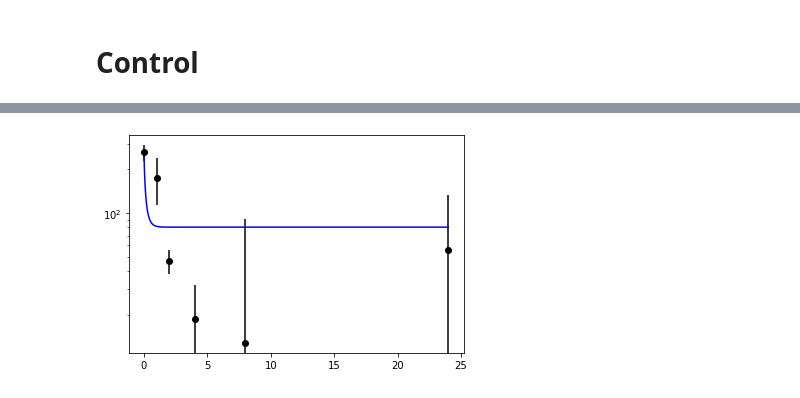
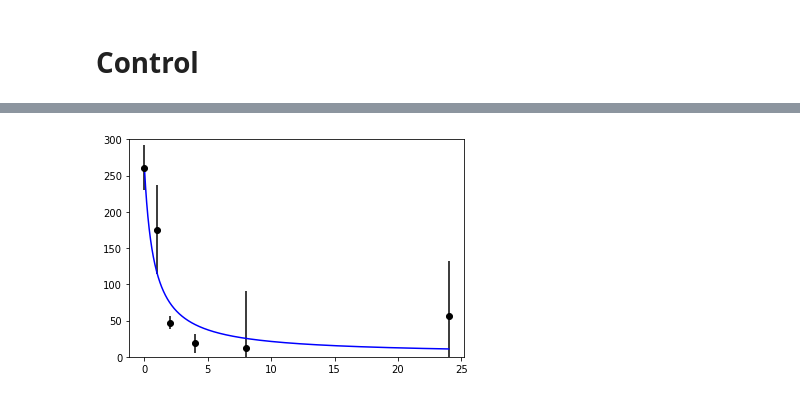
Before and after one commit to MarcoFelipeKing/Cleaning, a Jupyter notebook: Code/ABCCODE/Beth_ABC_plotting.ipynb, the cells around one changed output, grey strips where cells are left out. Cells and saved outputs as stored; diff of their text form; code cells hidden in the pictures.

```diff
--- a/Code/ABCCODE/Beth_ABC_plotting.ipynb
+++ b/Code/ABCCODE/Beth_ABC_plotting.ipynb
@@ -8,19 +8,19 @@ from scipy.integrate import odeint
 import pandas as pd
 from sympy import ordered
 # %%
-def ode_model(contamination,t,r,C,m,g,die_off):
+def ode_model(contamination,t,r,C,m,g):
 
 	Contamination = contamination;
-	return(r*(1-Contamination/C)*Contamination-m*math.exp(-g*t)*Contamination-die_off*Contamination)
+	return(r*(1-Contamination/C)*Contamination-m*math.exp(-g*t)*Contamination)
 	#return(r*(1-Contamination/C)-m*math.exp(-g*t)*Contamination)
 
 # Extract specific time-ppints from ODE
-def deterministic_run(precision,initial_contamination,r,C,m,g,die_off):
+def deterministic_run(precision,initial_contamination,r,C,m,g):
     tmax = 24
 
     time_space = np.linspace(0,tmax,precision+1)
 
-    sim=odeint(ode_model,initial_contamination,time_space,args=(r,C,m,g,die_off))
+    sim=odeint(ode_model,initial_contamination,time_space,args=(r,C,m,g))
 
     num_at_0=initial_contamination
     num_at_1=sim[int(precision*1.0/tmax)]
@@ -283,25 +328,27 @@ df.describe()
 # %%
 precision=5000
 tmax = 24
 time_space = np.linspace(0,tmax,precision+1)
 
 #2. Distilled
 initial_contamination=Distilled_Means[0][0][0]
-P=odeint(ode_model,initial_contamination,time_space,args=(5,100,.006,4,1))
+P=odeint(ode_model,initial_contamination,time_space,args=(.025,5,0,0))
 
 # create a vector of values between 0 and 6
 x = np.array([0,1,2,4,8,24])
 
 #Define new sd just for plotting to avoid SD value at 0
 s = Distilled_SD[0][0]
 measurement_data = Distilled_Means[0][0]#np.array([1200,134.0,202.0,294.0])
 
 #Plot errobars of experimental data
 plt.errorbar(x,measurement_data,yerr=s,fmt='o', color='black',label='Experimental data')
-plt.yscale("log")
+#plt.yscale("log")
+#plt.xlabel("Hours after surface cleaning")
+plt.ylim(0,300)
 #Plot the model prediction
 plt.plot(time_space,P,label="Model prediction",color='blue')
 
 plt.show()
 # %% [output]
-[figure, old version]
+[figure, new version]
```
Also changed, not shown: parts of 9 cells of this notebook, 6 other files.
